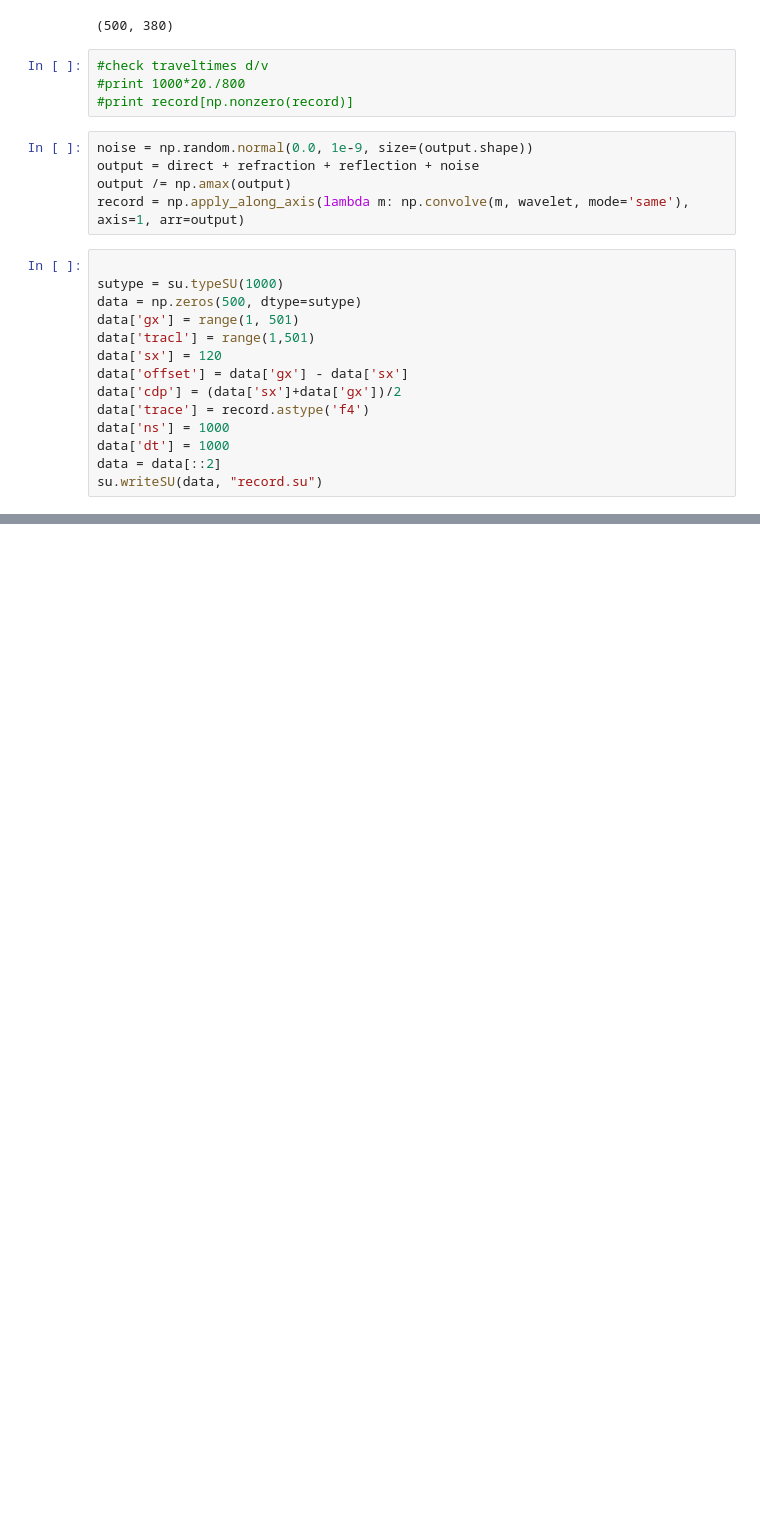
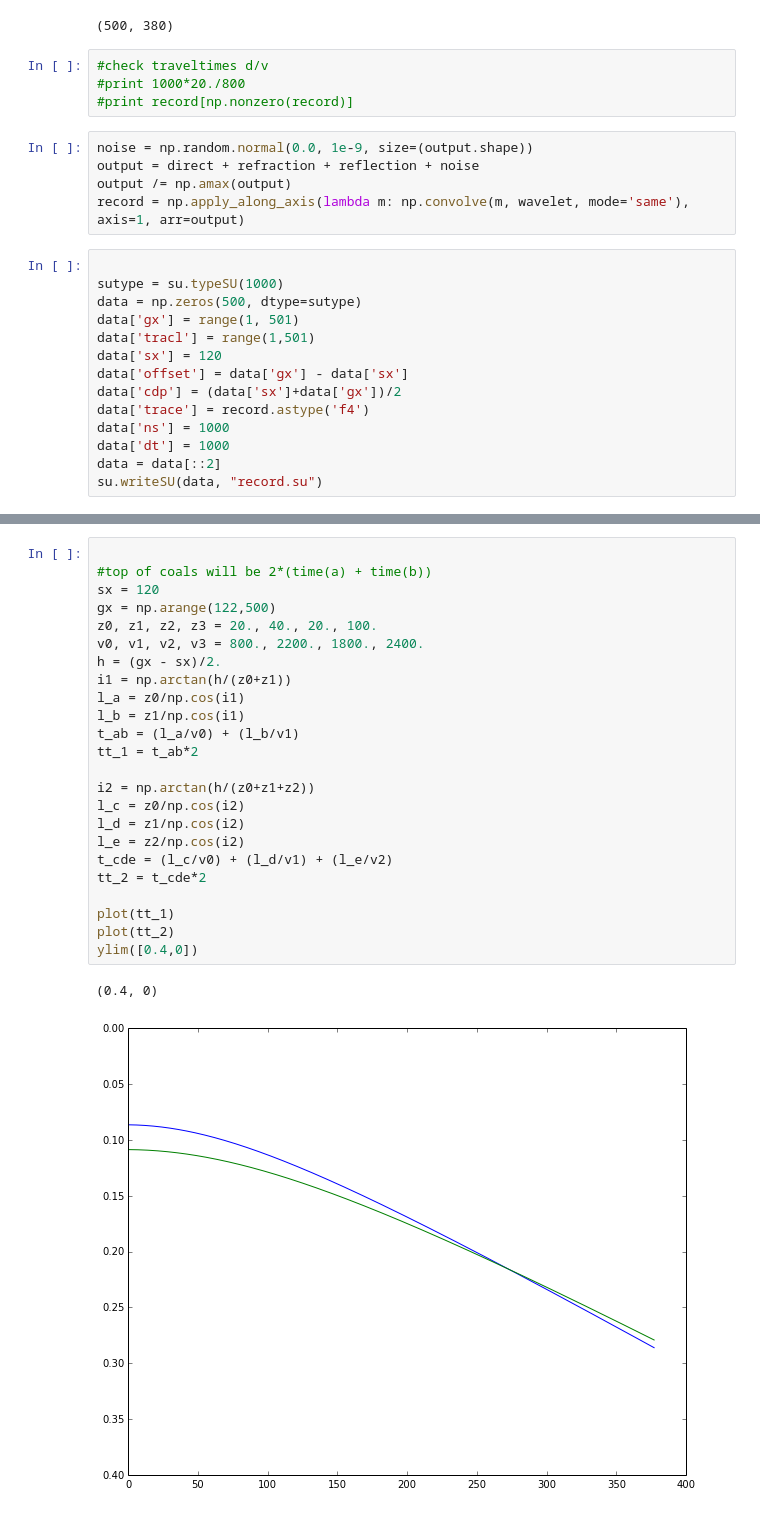
Before and after one commit to stuliveshere/SimplePyRay, a Jupyter notebook: src/Seismic Processing 101.ipynb, the cells around one changed output, grey strips where cells are left out. Cells and saved outputs as stored; diff of their text form; blank space fills up the shorter version.

```diff
--- a/src/Seismic Processing 101.ipynb
+++ b/src/Seismic Processing 101.ipynb
@@ -356,0 +357,27 @@ su.writeSU(data, "record.su")
+# %%
+
+#top of coals will be 2*(time(a) + time(b))
+sx = 120
+gx = np.arange(122,500)
+z0, z1, z2, z3 = 20., 40., 20., 100.
+v0, v1, v2, v3 = 800., 2200., 1800., 2400.
+h = (gx - sx)/2.
+i1 = np.arctan(h/(z0+z1))
+l_a = z0/np.cos(i1)
+l_b = z1/np.cos(i1)
+t_ab = (l_a/v0) + (l_b/v1)
+tt_1 = t_ab*2
+
+i2 = np.arctan(h/(z0+z1+z2))
+l_c = z0/np.cos(i2)
+l_d = z1/np.cos(i2)
+l_e = z2/np.cos(i2)
+t_cde = (l_c/v0) + (l_d/v1) + (l_e/v2)
+tt_2 = t_cde*2
+
+plot(tt_1)
+plot(tt_2)
+ylim([0.4,0])
+# %% [output]
+(0.4, 0)
+[figure, added]
```
Also changed, not shown: parts of 2 cells of this notebook.
